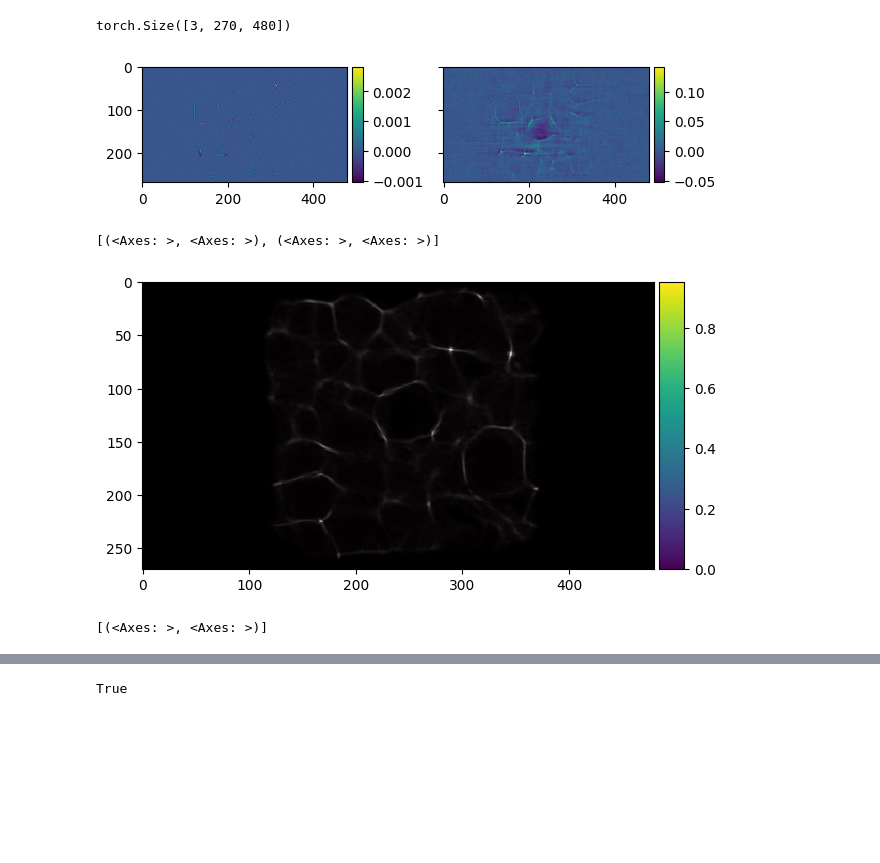
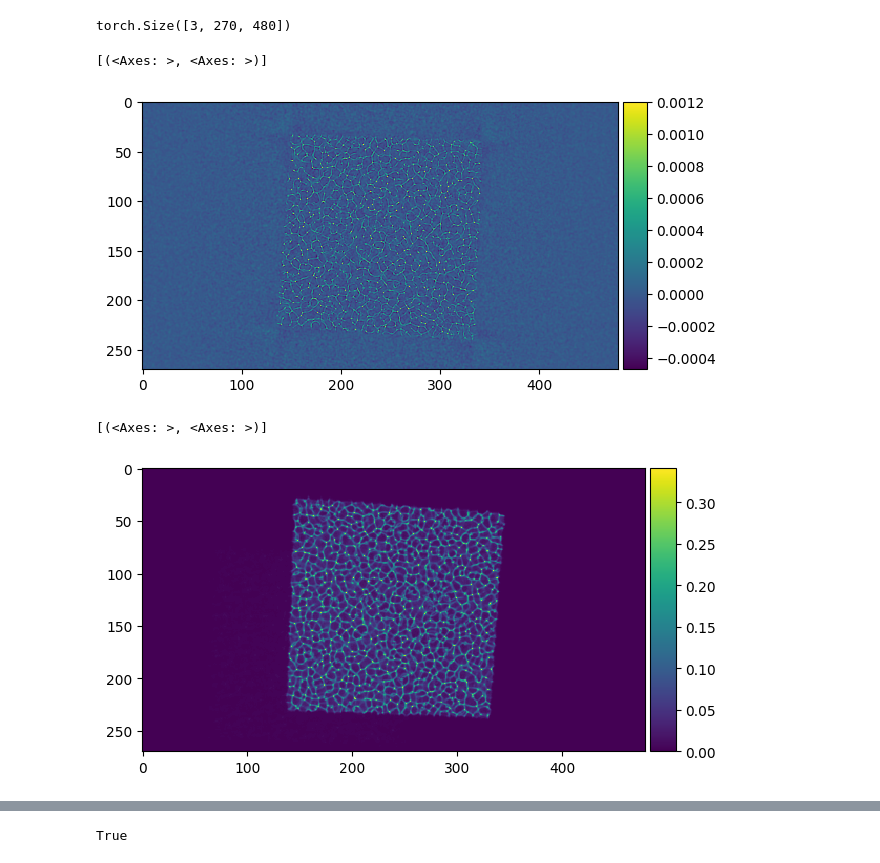
Before and after one commit to gevana/PhoCoLens, a Jupyter notebook: SVDeconv/test_weiner.ipynb, the cells around one changed output, grey strips where cells are left out. Saved outputs shown, nothing was run; the diff lists cells and outputs as text; code cells hidden in the pictures; blank space fills up the shorter version.

```diff
--- a/SVDeconv/test_weiner.ipynb
+++ b/SVDeconv/test_weiner.ipynb
@@ -37,11 +37,18 @@ if True:
     run = ex.run(config_updates={
                             'batch_size': 1,
                             "image_dir":"/mnt/extra/traning_datasets/lenless_simulated/diff_psf_zvi2_8bit/train",
+                            #"image_dir":"/mnt/extra/traning_datasets/lenless_simulated/diffuser_images/train/",
                             #"image_dir":"/mnt/extra/traning_datasets/lensless/dataset",
+                            #"image_dir":"/mnt/extra/traning_datasets/lenless_simulated/lenslet_cropped_padded/train",
+                            #"image_dir":"/mnt/extra/traning_datasets/lenless_simulated/diffuser_0.4_bl_270/train",
+                            #"psf_file_name":"psf.npy",
+                            #"train_csv_filename":"dataset_train.csv",
+                            #"val_csv_filename":"dataset_test.csv",
                             #"image_dir":"/mnt/extra/traning_datasets/lenless_simulated/diff_psf/",
                             #"simulated_dir": "/mnt/extra/traning_datasets/lensless/simulated/from_ido3/",
-                            #"test_set_path":"/mnt/rnd/Nadav/from_ido/",
-                            "test_set_path":"nnt/rnd/Nadav/from_ido/Images_capure_in_the_lab/set_1",
+                            "test_set_path":"/mnt/rnd/Nadav/from_ido/Images_capure_in_the_lab/set_1",
+                            "height":300,"width":400,
+                            #"test_set_path":"/mnt/extra/traning_datasets/lensless/simulated/from_ido"
                             #"is_svd":True,
                             #"train_source_list":"/mnt/c/dev/lensless/phlatcam/imagenet/text_files/train_source_imagenet_384_384_Feb_19_debug.txt",
                             },
@@ -51,8 +58,9 @@ else:
     run = ex.run(config_updates={
                             'batch_size': 1,
                             "image_dir":"/mnt/c/dev/lensless/diffuser_data/",
+
                             #"image_dir":"/mnt/extra/traning_datasets/lensless/dataset",
-                            "test_set_path": "/mnt/c/Users/nadav.geva/scp/from_ido3/",
+                            #"test_set_path": "/mnt/c/Users/nadav.geva/scp/from_ido3/",
                             #"test_set_path":"test_image",
                             #"is_svd":True,
                             #"train_source_list":"/mnt/c/dev/lensless/phlatcam/imagenet/text_files/train_source_imagenet_384_384_Feb_19_debug.txt",
@@ -105,13 +113,13 @@ FFT.wiener_crop.shape
 # %% [output]
 torch.Size([3, 270, 480])
 # %%
-myim(FFT.wiener_crop.detach()[:1],FFT_tr.wiener_crop.detach()[:1],
+myim(FFT.wiener_crop.detach()[:1], #FFT_tr.wiener_crop.detach()[:1],
 colorbar=True,torch2np=True,)#global_range=[-0.01,0.01])
 # %% [output]
+[(<Axes: >, <Axes: >)]
-[figure, old version]
+[figure, new version]
-[(<Axes: >, <Axes: >), (<Axes: >, <Axes: >)]
 # %%
-myim(FFT.psf,colorbar=True,torch2np=True)
+myim(FFT.psf[:1],colorbar=True,torch2np=True)
 # %% [output]
+[(<Axes: >, <Axes: >)]
-[figure, old version]
+[figure, new version]
-[(<Axes: >, <Axes: >)]
```
Also changed, not shown: parts of 61 cells of this notebook, 3 other files.
